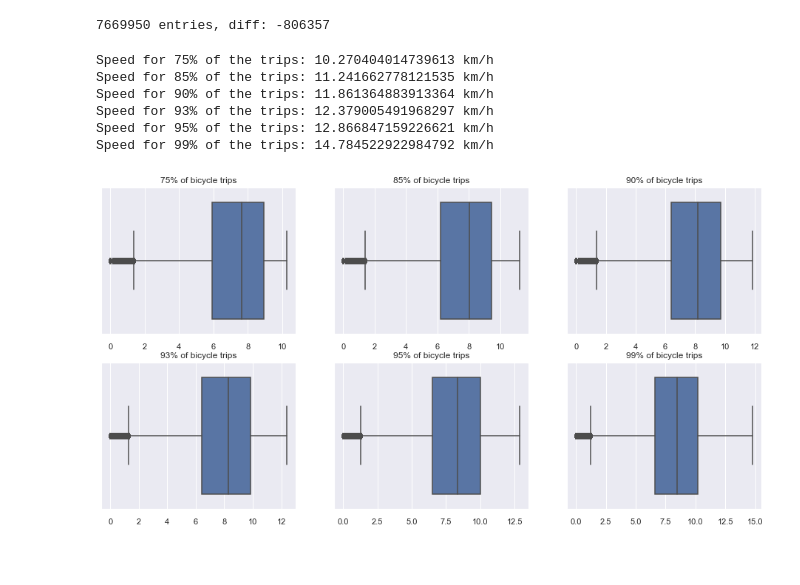
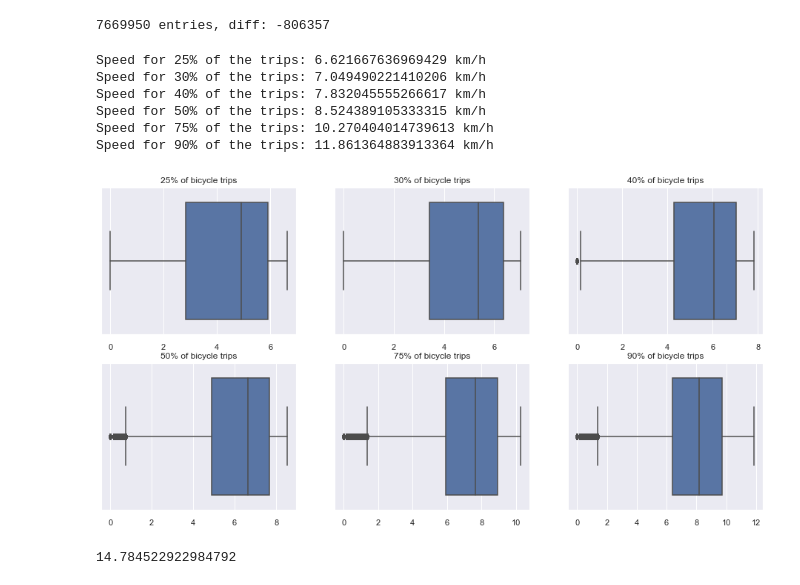
Before and after one commit to dorotheelaugwitz/master-thesis, a Jupyter notebook: clean_trips.ipynb, the cells around one changed output. Drawn from its saved outputs; the diff is of its cells as text; code cells hidden in the pictures.

```diff
--- a/clean_trips.ipynb
+++ b/clean_trips.ipynb
@@ -396,27 +396,31 @@ trips["distance_in_km"] = trips.apply(lambda x: distances[x.start_station_id][x.
 
 trips["speed_in_kmh"] = trips.apply(lambda x: (x["distance_in_km"] / (x["duration_in_min"]/60)), axis=1)
 # %%
-quantiles = [0.75, 0.85, 0.90, 0.93, 0.95, 0.99]
+quantiles = [0.25, 0.3, 0.4, 0.5, 0.75, 0.9]
 
 fig, ax = plt.subplots(2, 3, figsize=(16,8))
 ax_index = 0
 
 for quantile in quantiles:
     threshold = trips.speed_in_kmh.quantile(quantile)
     print("Speed for {0}% of the trips: {1} km/h".format(int(quantile*100), threshold))
     sns.set()
     plot = sns.boxplot(ax=ax.flat[ax_index], x="speed_in_kmh", data=trips[trips.speed_in_kmh <= threshold])
     plot.set(xlabel=None)
     ax.flat[ax_index].set_title("{}% of bicycle trips".format(int(quantile*100), threshold))
     ax_index = ax_index + 1
 
 #plt.savefig("figures/duration_in_min_quantiles.png", bbox_inches="tight")
 plt.show()
 # %% [output]
+Speed for 25% of the trips: 6.621667636969429 km/h
+Speed for 30% of the trips: 7.049490221410206 km/h
+Speed for 40% of the trips: 7.832045555266617 km/h
+Speed for 50% of the trips: 8.524389105333315 km/h
 Speed for 75% of the trips: 10.270404014739613 km/h
-Speed for 85% of the trips: 11.241662778121535 km/h
 Speed for 90% of the trips: 11.861364883913364 km/h
-Speed for 93% of the trips: 12.379005491968297 km/h
-Speed for 95% of the trips: 12.866847159226621 km/h
-Speed for 99% of the trips: 14.784522922984792 km/h
-[figure, old version]
+[figure, new version]
+# %%
+trips.speed_in_kmh.quantile(0.99)
+# %% [output]
+14.784522922984792
```
Also changed, not shown: parts of 11 cells of this notebook, 23 other files.
